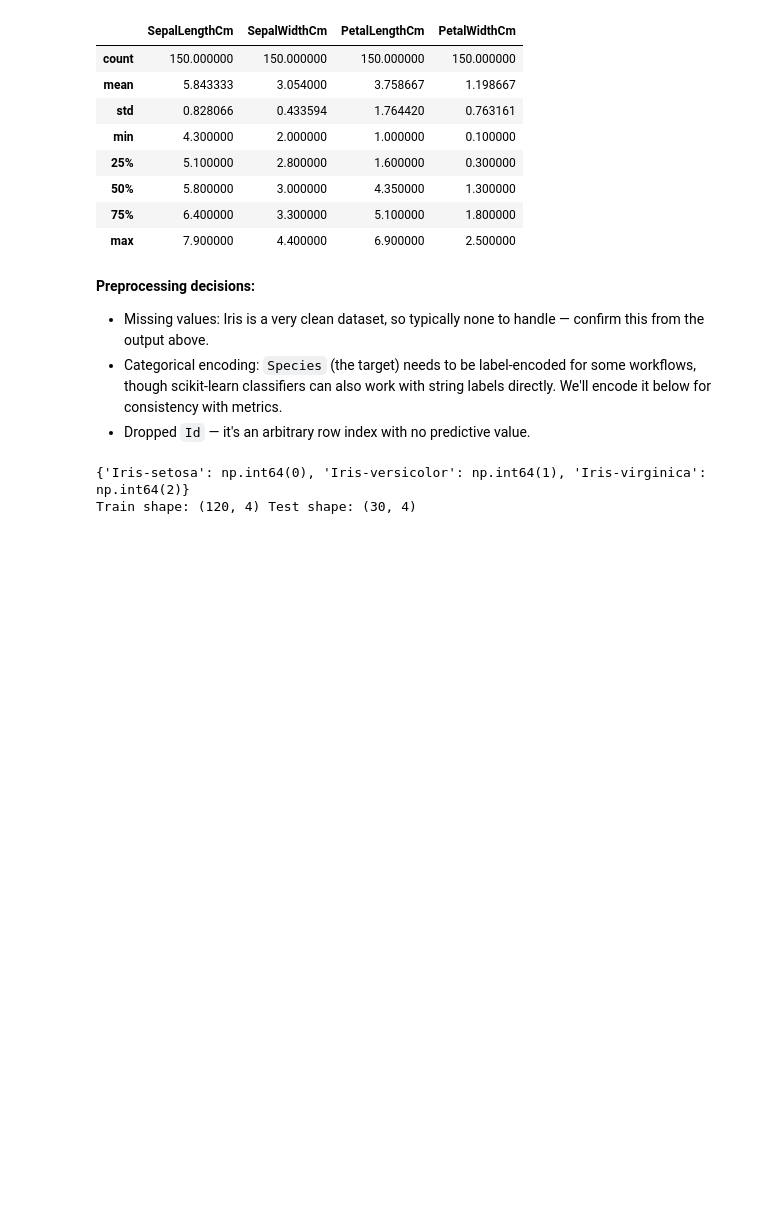
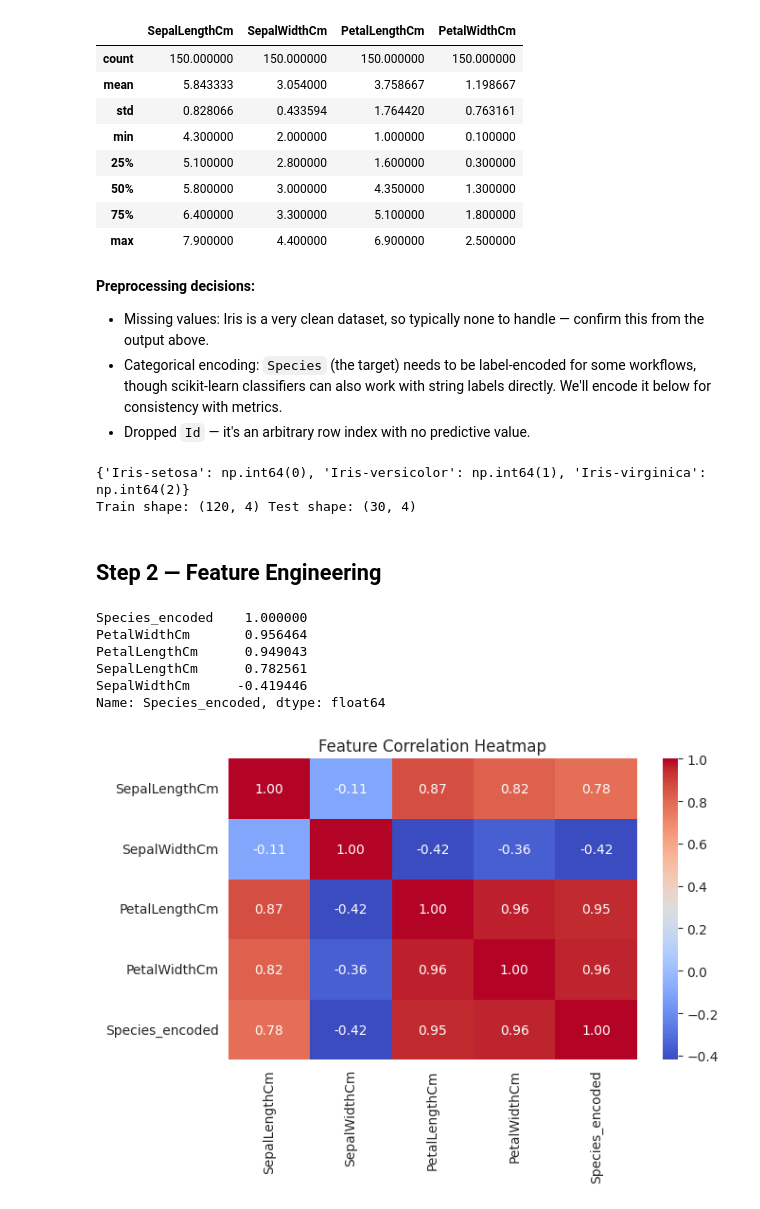
Before and after one commit to prashanth21156/Iris-ML-Project-2, a Jupyter notebook: Iris_ML_Project_2.ipynb, the cells around one changed output. Saved outputs shown, nothing was run; the diff lists cells and outputs as text; code cells hidden in the pictures; blank space fills up the shorter version.

```diff
--- a/Iris_ML_Project_2.ipynb
+++ b/Iris_ML_Project_2.ipynb
@@ -93,3 +93,23 @@ print("Train shape:", X_train.shape, "Test shape:", X_test.shape)
 # %% [output]
 {'Iris-setosa': np.int64(0), 'Iris-versicolor': np.int64(1), 'Iris-virginica': np.int64(2)}
 Train shape: (120, 4) Test shape: (30, 4)
+# %% [markdown]
+## Step 2 — Feature Engineering
+# %%
+# Correlation of each feature with the target
+corr_with_target = df.drop(columns=["Species"]).corr()["Species_encoded"].sort_values(ascending=False)
+print(corr_with_target)
+
+plt.figure(figsize=(7, 5))
+sns.heatmap(df.drop(columns=["Species"]).corr(), annot=True, cmap="coolwarm", fmt=".2f")
+plt.title("Feature Correlation Heatmap")
+plt.tight_layout()
+plt.show()
+# %% [output]
+Species_encoded    1.000000
+PetalWidthCm       0.956464
+PetalLengthCm      0.949043
+SepalLengthCm      0.782561
+SepalWidthCm      -0.419446
+Name: Species_encoded, dtype: float64
+[figure, added]
```
Also changed, not shown: parts of 3 cells of this notebook.
